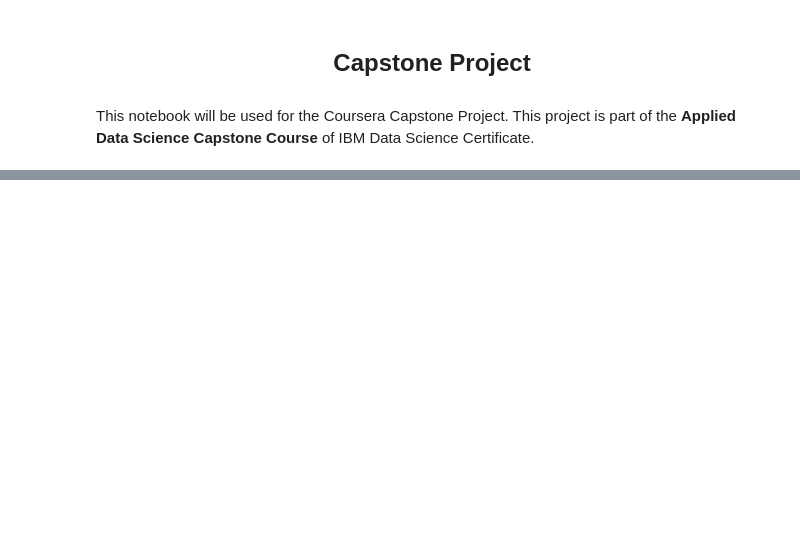
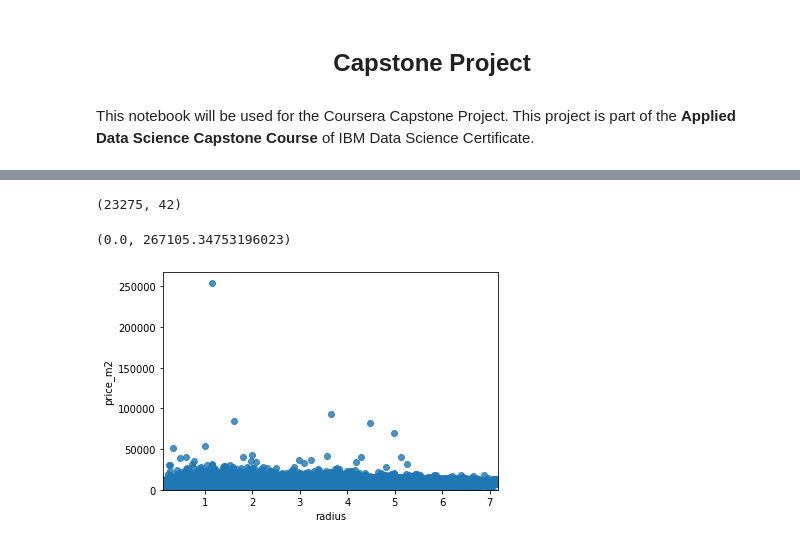
Before and after one commit to Box-01/Coursera_Capstone, a Jupyter notebook: Capstone_Project.ipynb, the cells around one changed output, grey strips where cells are left out. Saved outputs shown, nothing was run; the diff lists cells and outputs as text; code cells hidden in the pictures; blank space fills up the shorter version.

```diff
--- a/Capstone_Project.ipynb
+++ b/Capstone_Project.ipynb
@@ -15,0 +144,9 @@ Hello Capstone Project Course!
+# %%
+link='restaurant-the-fish-club-3254.php'
+resto = requests.get('https://fr.newtable.com/{}'.format(link)).text
+resto_soup= BeautifulSoup(resto, 'lxml')
+metro_block = resto_soup.find_all('div', class_= 'encart')[1]
+metro_cell = metro_block.find_all('div')
+metro = metro_cell[1].text.strip()
+station = metro.split(' : ')[1]
+station
@@ -15,0 +652,35 @@ Hello Capstone Project Course!
+# %%
+#remove duplicate id_mutation
+df_Paris.drop_duplicates(subset ="id_mutation", keep = False, inplace = True)
+#filter only on Appartement
+df_Paris_set = df_Paris[df_Paris.type_local == 'Appartement'].reset_index(drop=True)
+#take nombre_lots=1
+df_Paris_set = df_Paris_set[df_Paris_set.nombre_lots == 1].reset_index(drop=True)
+#take mutation without ground
+df_Paris_set = df_Paris_set[df_Paris_set.code_nature_culture != "S"].reset_index(drop=True)
+#take mutation about vente
+df_Paris_set = df_Paris_set[df_Paris_set.nature_mutation == "Vente"].reset_index(drop=True)
+
+#convert date to pd.datetime
+import datetime
+df_Paris_set['date_mutation']= pd.to_datetime(df_Paris_set['date_mutation'],format="%Y-%m-%d")
+
+# for sake of consistency, let's also make all column labels of type string
+df_Paris_set.columns = list(map(str, df_Paris_set.columns))
+
+# add column that calculs the cost by m2
+df_Paris_set['price_m2'] = df_Paris_set['valeur_fonciere']/df_Paris_set['surface_reelle_bati']
+
+# add column that gives distance to Paris centre
+df_Paris_set['radius'] = distance(lat1=df_Paris_set['latitude'],lon1=df_Paris_set['longitude'])
+# %%
+df_Paris_set.shape
+# %% [output]
+(23275, 42)
+# %%
+# Radius as potential predictor variable of price
+sns.regplot(x="radius", y="price_m2", data=df_Paris_set)
+plt.ylim(0,)
+# %% [output]
+(0.0, 267105.34753196023)
+[figure, added]
```
Also changed, not shown: parts of 165 cells of this notebook.
